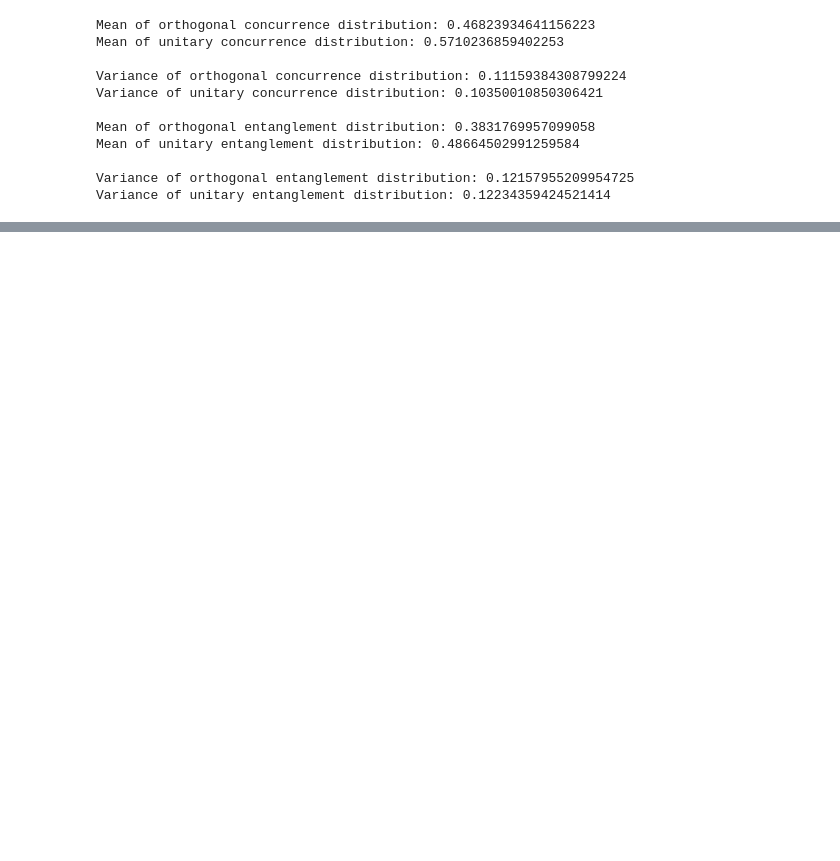
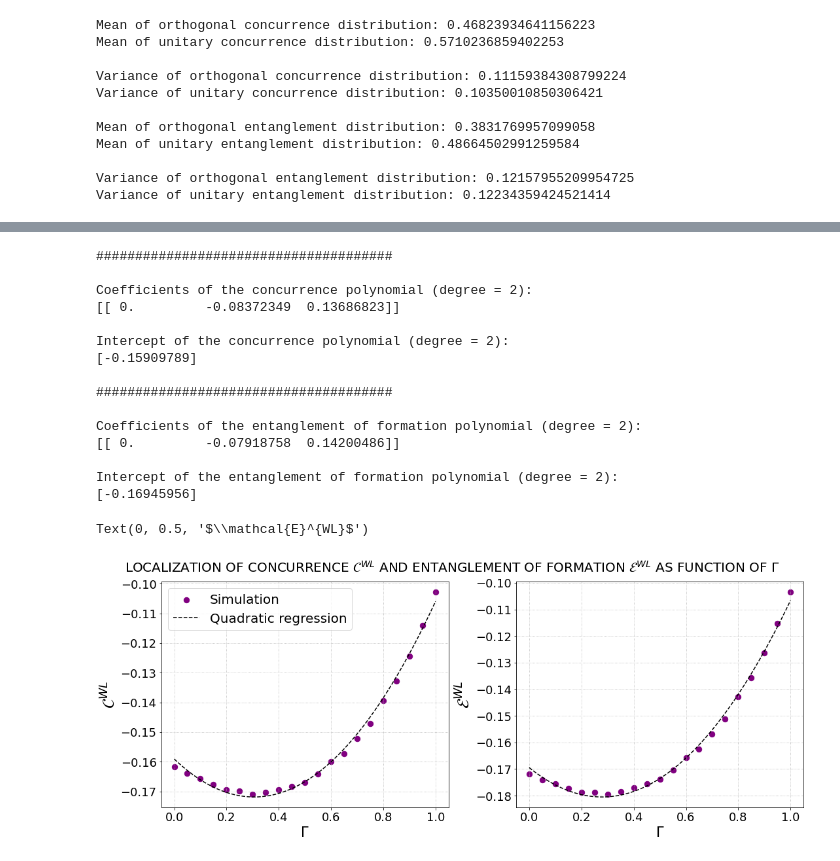
Before and after one commit to Rafffaelb/Dirac_Billiard, a Jupyter notebook: Chiral/Data_Analysis/Dirac_Concurrence_Gamma.ipynb, the cells around one changed output, grey strips where cells are left out. Cells and saved outputs as stored; diff of their text form; code cells hidden in the pictures; blank space fills up the shorter version.

```diff
--- a/Chiral/Data_Analysis/Dirac_Concurrence_Gamma.ipynb
+++ b/Chiral/Data_Analysis/Dirac_Concurrence_Gamma.ipynb
@@ -310,0 +309,77 @@ for i in range(0,2):
+# %%
+from sklearn.preprocessing import PolynomialFeatures
+from sklearn.pipeline import make_pipeline
+from sklearn.linear_model import LinearRegression
+
+X_data = np.array([i/20 for i in range(0,21)])
+X = X_data.reshape(-1,1)
+
+y_data = (meanConcurrence_O-meanConcurrence_U)
+y = y_data.reshape(-1,1)
+
+degree=2
+polyreg = make_pipeline(PolynomialFeatures(degree),LinearRegression())
+polyreg.fit(X, y)
+
+X_seq = np.linspace(X.min(),X.max(),300).reshape(-1,1)
+
+print("\n######################################\n")
+
+print("Coefficients of the concurrence polynomial (degree = 2):")
+print(polyreg.steps[1][1].coef_)
+print("\nIntercept of the concurrence polynomial (degree = 2):")
+print(polyreg.steps[1][1].intercept_)
+
+fig, axs = plt.subplots(1,2, figsize = (15,6), constrained_layout = True)
+
+fig.suptitle(r'LOCALIZATION OF CONCURRENCE $\mathcal{C}^{WL}$ AND ENTANGLEMENT OF FORMATION $\mathcal{E}^{WL}$ AS FUNCTION OF $\Gamma$', fontsize = 20)
+
+axs[0].scatter(X,y, s = 70, color = 'purple', label = 'Simulation')
+axs[0].plot(X_seq,polyreg.predict(X_seq),color="black", linestyle = 'dashed', label = 'Quadratic regression')
+axs[0].grid(linestyle=':')
+axs[0].set_xlabel(r'$\Gamma$', fontsize = 21)
+axs[0].tick_params(axis = 'both', which = 'major', labelsize = 18)
+axs[0].set_ylabel(r'$\mathcal{C}^{WL}$', fontsize = 25)
+axs[0].legend(fontsize = 20)
+
+X_data = np.array([i/20 for i in range(0,21)])
+X = X_data.reshape(-1,1)
+
+y_data = (meanEntanglement_O-meanEntanglement_U)
+y = y_data.reshape(-1,1)
+
+degree=2
+polyreg=make_pipeline(PolynomialFeatures(degree),LinearRegression())
+polyreg.fit(X, y)
+
+print("\n######################################\n")
+print("Coefficients of the entanglement of formation polynomial (degree = 2):")
+print(polyreg.steps[1][1].coef_)
+print("\nIntercept of the entanglement of formation polynomial (degree = 2):")
+print(polyreg.steps[1][1].intercept_)
+
+X_seq = np.linspace(X.min(),X.max(),300).reshape(-1,1)
+axs[1].scatter(X,y, s = 70 ,color = 'purple')
+axs[1].plot(X_seq,polyreg.predict(X_seq),color="black", linestyle = 'dashed')
+axs[1].grid(linestyle=':')
+axs[1].set_xlabel(r'$\Gamma$', fontsize = 21)
+axs[1].tick_params(axis = 'both', which = 'major', labelsize = 18)
+axs[1].set_ylabel(r'$\mathcal{E}^{WL}$', fontsize = 25)
+# %% [output]
+######################################
+
+Coefficients of the concurrence polynomial (degree = 2):
+[[ 0.         -0.08372349  0.13686823]]
+
+Intercept of the concurrence polynomial (degree = 2):
+[-0.15909789]
+
+######################################
+
+Coefficients of the entanglement of formation polynomial (degree = 2):
+[[ 0.         -0.07918758  0.14200486]]
+
+Intercept of the entanglement of formation polynomial (degree = 2):
+[-0.16945956]
+Text(0, 0.5, '$\\mathcal{E}^{WL}$')
+[figure, added]
```
Also changed, not shown: parts of 7 cells of this notebook, 2 other files.
